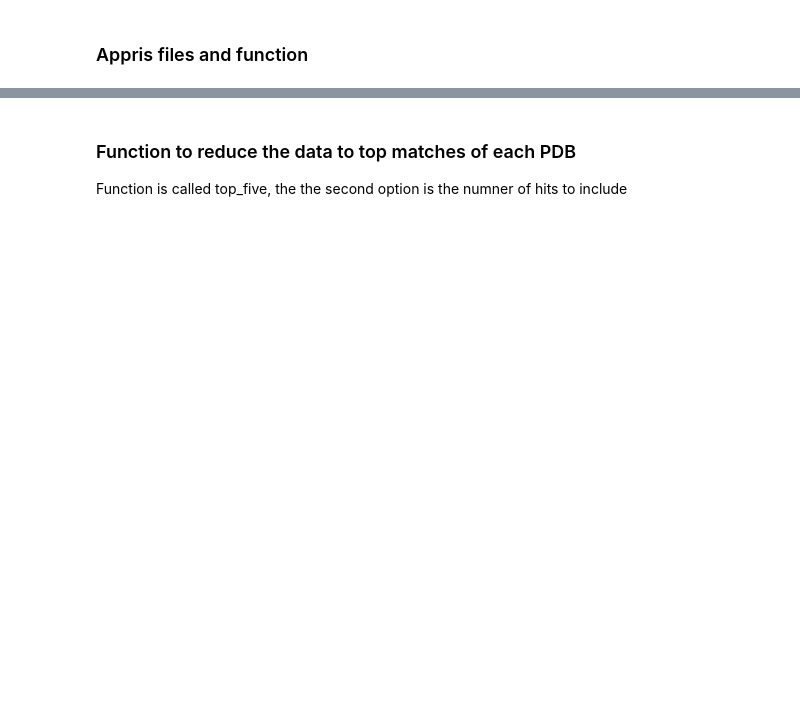
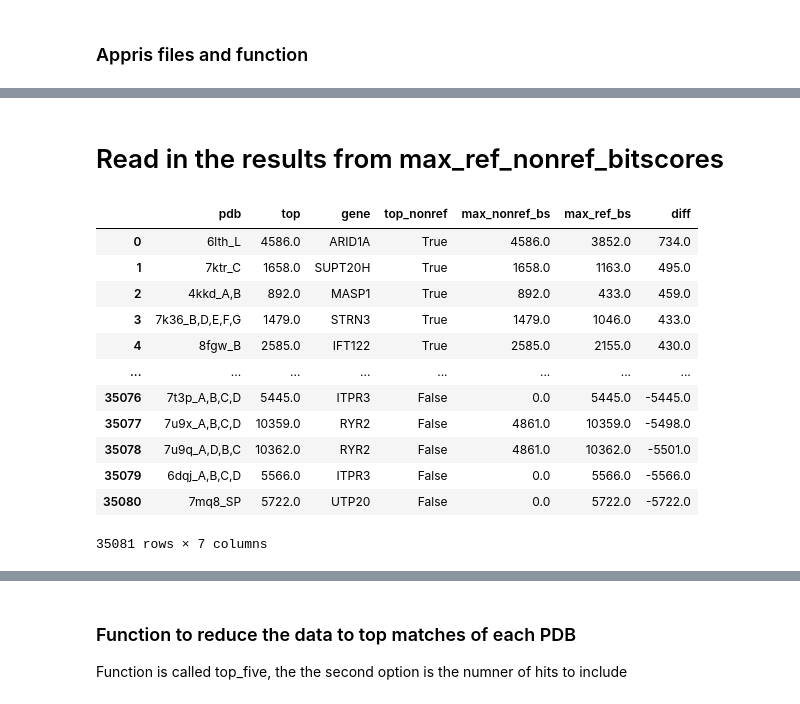
Before and after one commit to sheynkman-lab/pdb-isoform-analysis, a Jupyter notebook: analyze_results.ipynb, the cells around one changed output, grey strips where cells are left out. Saved outputs shown, nothing was run; the diff lists cells and outputs as text; code cells hidden in the pictures; blank space fills up the shorter version.

```diff
--- a/analyze_results.ipynb
+++ b/analyze_results.ipynb
@@ -68,0 +91,23 @@ blast_df
+# %% [markdown]
+# Read in the results from  max_ref_nonref_bitscores
+# %%
+# read in the results from  max_ref_nonref_bitscores
+mrnr_df = pd.read_csv('Data/max_ref_nonref_bitscores.tsv', sep = '\t')
+mrnr_df = mrnr_df.rename(columns = {'Unnamed: 0':'pdb'})
+pdb_nonref_list_by_gene = mrnr_df.loc[ mrnr_df['diff'] > 10  ].groupby('gene')['pdb'].apply(list).to_dict()
+pdb_ref_list_by_gene  = mrnr_df.loc[ mrnr_df['diff'] < 10 ].groupby('gene')['pdb'].apply(list).to_dict()
+mrnr_df
+# %% [output]
+|  | pdb | top | gene | top_nonref | max_nonref_bs | max_ref_bs | diff |
+| 0 | 6lth_L | 4586.0 | ARID1A | True | 4586.0 | 3852.0 | 734.0 |
+| 1 | 7ktr_C | 1658.0 | SUPT20H | True | 1658.0 | 1163.0 | 495.0 |
+| 2 | 4kkd_A,B | 892.0 | MASP1 | True | 892.0 | 433.0 | 459.0 |
+| 3 | 7k36_B,D,E,F,G | 1479.0 | STRN3 | True | 1479.0 | 1046.0 | 433.0 |
+| 4 | 8fgw_B | 2585.0 | IFT122 | True | 2585.0 | 2155.0 | 430.0 |
+| ... | ... | ... | ... | ... | ... | ... | ... |
+| 35076 | 7t3p_A,B,C,D | 5445.0 | ITPR3 | False | 0.0 | 5445.0 | -5445.0 |
+| 35077 | 7u9x_A,B,C,D | 10359.0 | RYR2 | False | 4861.0 | 10359.0 | -5498.0 |
+| 35078 | 7u9q_A,D,B,C | 10362.0 | RYR2 | False | 4861.0 | 10362.0 | -5501.0 |
+| 35079 | 6dqj_A,B,C,D | 5566.0 | ITPR3 | False | 0.0 | 5566.0 | -5566.0 |
+| 35080 | 7mq8_SP | 5722.0 | UTP20 | False | 0.0 | 5722.0 | -5722.0 |
+35081 rows × 7 columns
```
Also changed, not shown: parts of 79 cells of this notebook, 2 other files.
